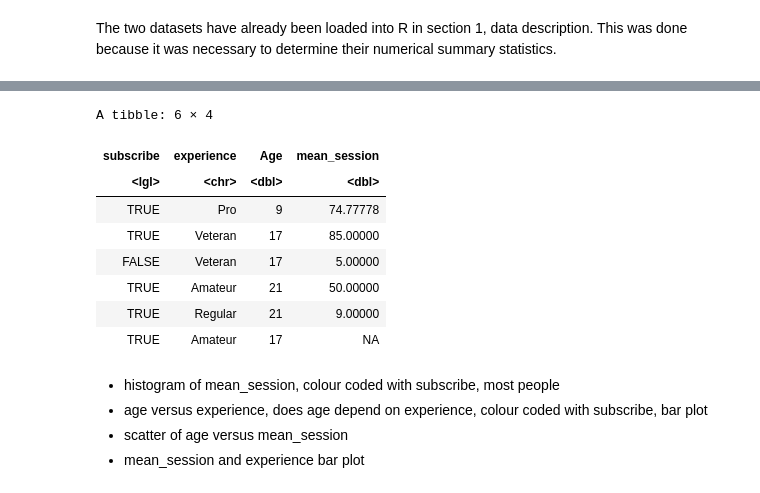
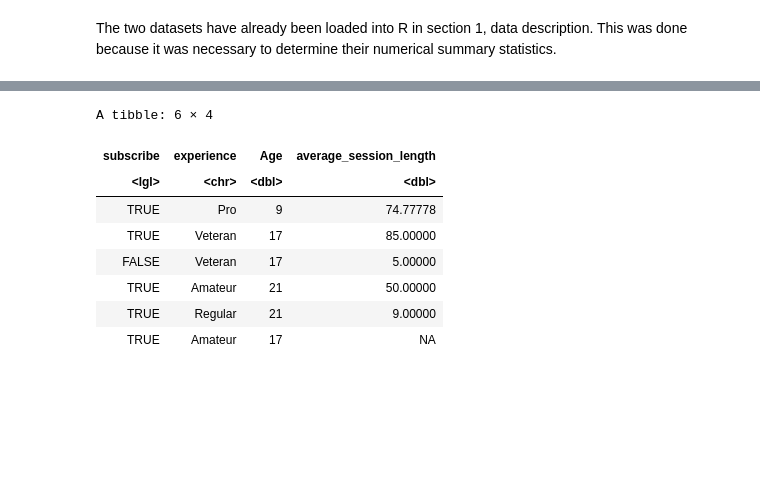
Before and after one commit to vckytn22/DSCI-100-004-27-Individual-Planning-Stage-Vicky-Tan, a Jupyter notebook: individual_planning_stage_97847115.ipynb, the cells around one changed output, grey strips where cells are left out. Cells and saved outputs as stored; diff of their text form; code cells hidden in the pictures; blank space fills up the shorter version.

```diff
--- a/individual_planning_stage_97847115.ipynb
+++ b/individual_planning_stage_97847115.ipynb
@@ -253,15 +254,15 @@ Thought Process for Finalized Data
 # %%
-mean_session_data <- session_length_data |>
+average_session_length_data <- session_length_data |>
     group_by(hashedEmail) |>
-    summarize(mean_session = mean(session_length, na.rm = TRUE))
+    summarize(average_session_length = mean(session_length, na.rm = TRUE))
 
 subscription_data <- players_data |>
-    left_join(mean_session_data, by = "hashedEmail") |>
-    select(subscribe, experience, Age, mean_session)
+    left_join(average_session_length_data, by = "hashedEmail") |>
+    select(subscribe, experience, Age, average_session_length)
 head(subscription_data)
 # %% [output]
 A tibble: 6 × 4
-| subscribe | experience | Age | mean_session |
+| subscribe | experience | Age | average_session_length |
 | <lgl> | <chr> | <dbl> | <dbl> |
 | TRUE | Pro | 9 | 74.77778 |
 | TRUE | Veteran | 17 | 85.00000 |
@@ -269,8 +270,3 @@ A tibble: 6 × 4
 | TRUE | Amateur | 21 | 50.00000 |
 | TRUE | Regular | 21 | 9.00000 |
 | TRUE | Amateur | 17 | NA |
-# %% [markdown]
-- histogram of mean_session, colour coded with subscribe, most people
-- age versus experience, does age depend on experience, colour coded with subscribe, bar plot
-- scatter of age versus mean_session
-- mean_session and experience bar plot
```
Also changed, not shown: parts of 13 cells of this notebook.
